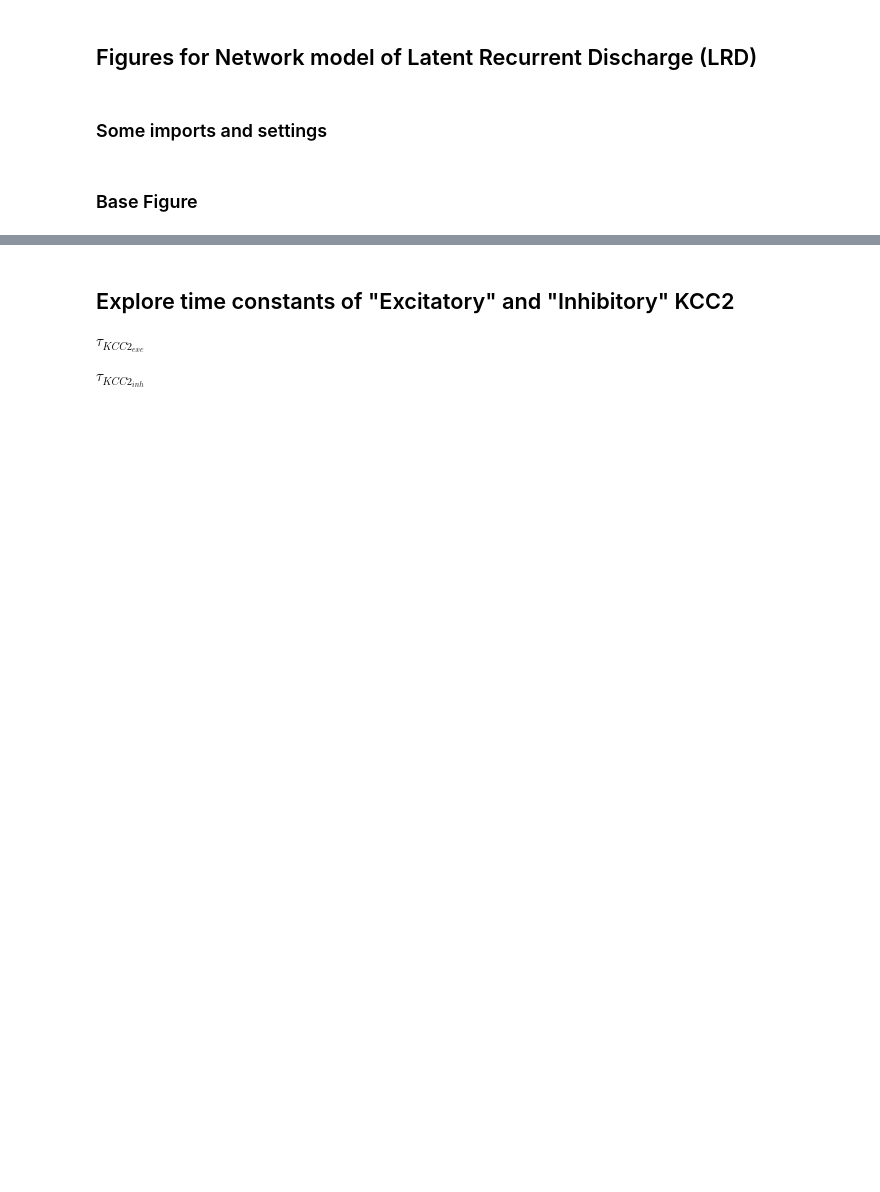
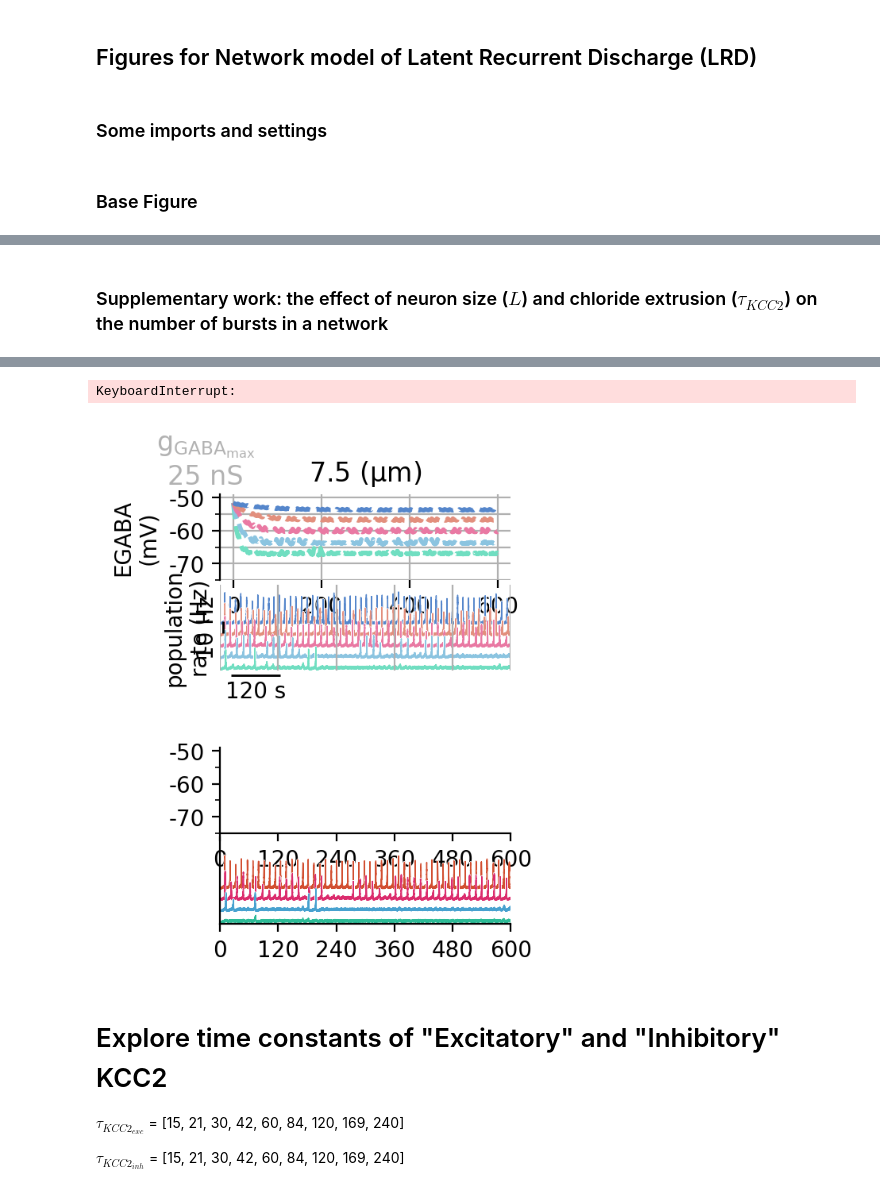
Before and after one commit to ChrisCurrin/goldilocks-GABA, a Jupyter notebook: lrd_figures.ipynb, the cells around one changed output, grey strips where cells are left out. Drawn from its saved outputs; the diff is of its cells as text; code cells hidden in the pictures; blank space fills up the shorter version.

```diff
--- a/lrd_figures.ipynb
+++ b/lrd_figures.ipynb
@@ -104,0 +130,20 @@ del cl
+# %% [markdown]
+### Supplementary work: the effect of neuron size ($L$) and chloride extrusion ($\tau_{KCC2}$) on the number of bursts in a network
+# %%
+from scripts.lrdfigure_chloride_length import ChlorideLength
+
+cl = ChlorideLength(
+        g_GABAs=(50, 25, 100),
+        seeds=(
+            None,
+            1038,
+            1337,
+            1111,
+        ),
+    )
+
+cl.run(duration=600)
+cl.plot(timeit=True, colorbar=False)
+if SAVE_FIGS:
+    cl.save_figure(**save_args)
+# %% [output]
@@ -105,7 +152,9 @@ del cl
+KeyboardInterrupt:
+[figure, added]
 # %% [markdown]
-## Explore time constants of "Excitatory" and "Inhibitory" KCC2
+# Explore time constants of "Excitatory" and "Inhibitory" KCC2
 
-$\tau_{KCC2_{exc}}$
+$\tau_{KCC2_{exc}}$ = [15, 21, 30, 42, 60, 84, 120, 169, 240]
 
-$\tau_{KCC2_{inh}}$
+$\tau_{KCC2_{inh}}$ = [15, 21, 30, 42, 60, 84, 120, 169, 240]
 # %%
```
Also changed, not shown: parts of 25 cells of this notebook, 10 other files.
